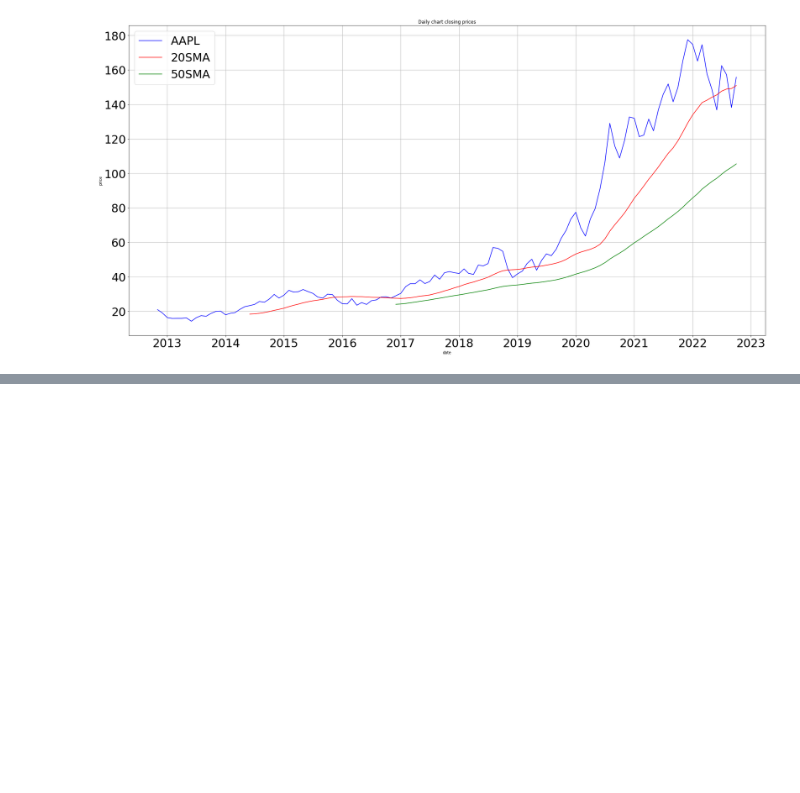
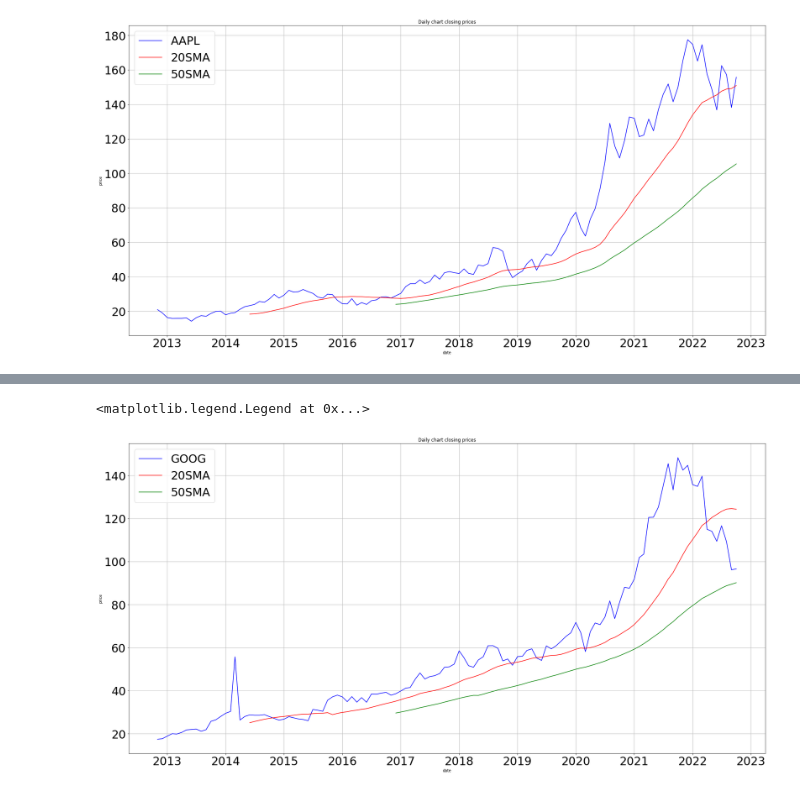
Before and after one commit to lyndsaywylie/Project-1, a Jupyter notebook: monthly_charts.ipynb, the cells around one changed output, grey strips where cells are left out. Saved outputs shown, nothing was run; the diff lists cells and outputs as text; code cells hidden in the pictures; blank space fills up the shorter version.

```diff
--- a/monthly_charts.ipynb
+++ b/monthly_charts.ipynb
@@ -250,0 +267,16 @@ plt.legend(fontsize = "30",loc="upper left")
+# %%
+plt.figure(figsize=(30,15))
+plt.rc('xtick', labelsize=30)
+plt.rc('ytick', labelsize=30)
+
+goog_monthly_close, = plt.plot(goog_monthly["date"], goog_monthly["GOOG monthly"], color='blue', label="GOOG")
+goog_monthly_20SMA, = plt.plot(goog_monthly["date"], goog_monthly["20SMA"], color='red', label="20SMA")
+goog_monthly_50SMA, = plt.plot(goog_monthly["date"], goog_monthly["50SMA"], color='green', label="50SMA")
+plt.grid()
+plt.xlabel("date")
+plt.ylabel("price")
+plt.title("Daily chart closing prices")
+plt.legend(fontsize = "30",loc="upper left")
+# %% [output]
+<matplotlib.legend.Legend at 0x...>
+[figure, added]
```
Also changed, not shown: parts of 2 cells of this notebook.
